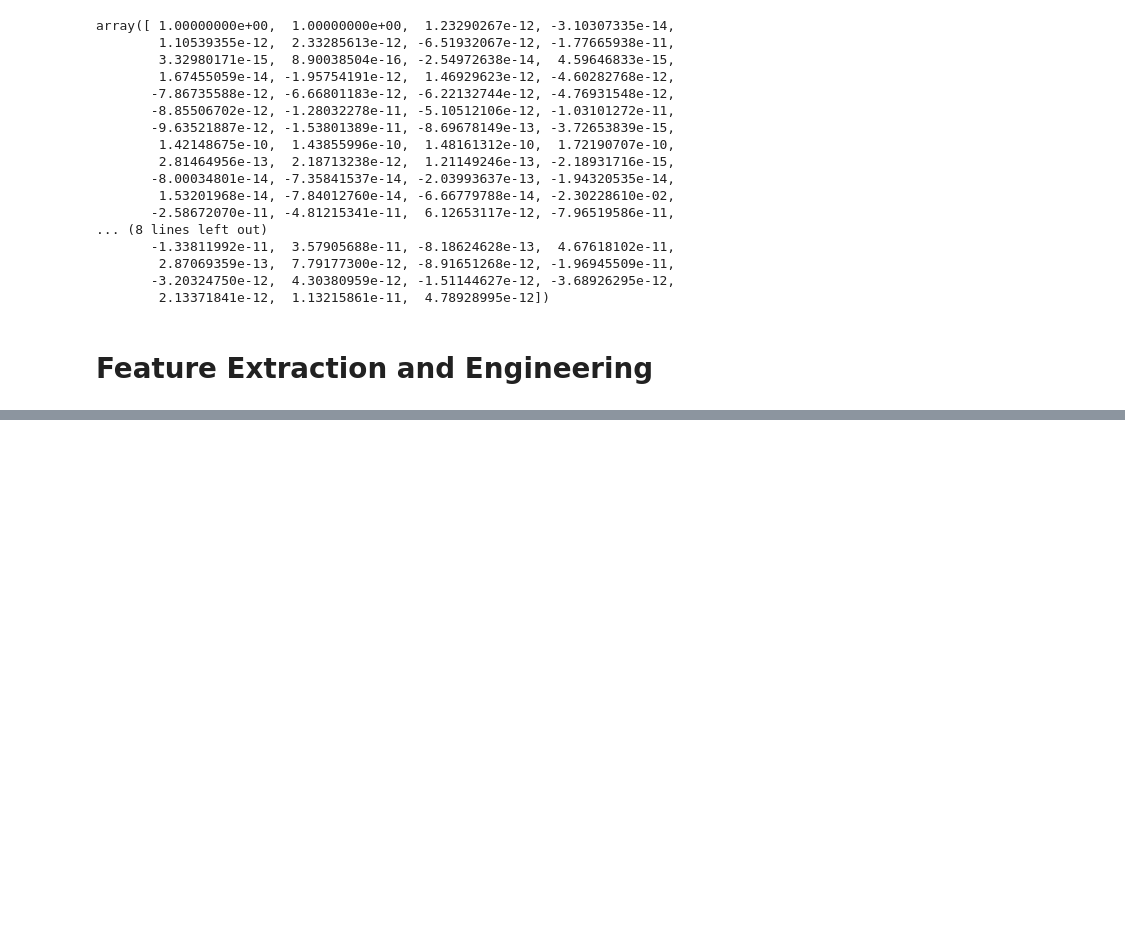
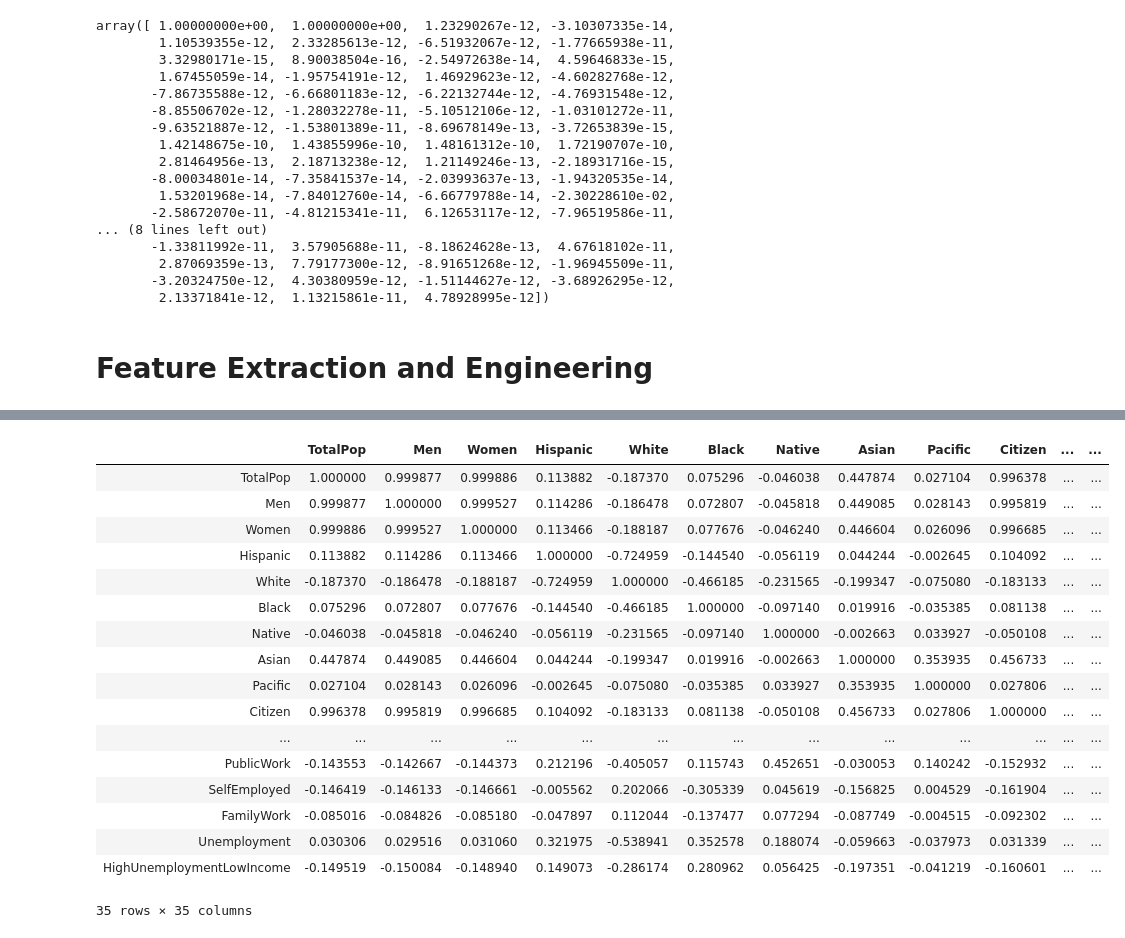
Before and after one commit to aeonryu/clases_datamex1019, a Jupyter notebook: w6_d2 - Intro ML, ML Workflow, Feature extraction.ipynb, the cells around one changed output, grey strips where cells are left out. Saved outputs shown, nothing was run; the diff lists cells and outputs as text; code cells hidden in the pictures; blank space fills up the shorter version.

```diff
--- a/w6_d2 - Intro ML, ML Workflow, Feature extraction.ipynb
+++ b/w6_d2 - Intro ML, ML Workflow, Feature extraction.ipynb
@@ -319,0 +492,23 @@ import zipfile
+# %%
+# reduccion de dimensiones
+
+census.corr()
+# %% [output]
+|  | TotalPop | Men | Women | Hispanic | White | Black | Native | Asian | Pacific | Citizen | ... | ... |
+| TotalPop | 1.000000 | 0.999877 | 0.999886 | 0.113882 | -0.187370 | 0.075296 | -0.046038 | 0.447874 | 0.027104 | 0.996378 | ... | ... |
+| Men | 0.999877 | 1.000000 | 0.999527 | 0.114286 | -0.186478 | 0.072807 | -0.045818 | 0.449085 | 0.028143 | 0.995819 | ... | ... |
+| Women | 0.999886 | 0.999527 | 1.000000 | 0.113466 | -0.188187 | 0.077676 | -0.046240 | 0.446604 | 0.026096 | 0.996685 | ... | ... |
+| Hispanic | 0.113882 | 0.114286 | 0.113466 | 1.000000 | -0.724959 | -0.144540 | -0.056119 | 0.044244 | -0.002645 | 0.104092 | ... | ... |
+| White | -0.187370 | -0.186478 | -0.188187 | -0.724959 | 1.000000 | -0.466185 | -0.231565 | -0.199347 | -0.075080 | -0.183133 | ... | ... |
+| Black | 0.075296 | 0.072807 | 0.077676 | -0.144540 | -0.466185 | 1.000000 | -0.097140 | 0.019916 | -0.035385 | 0.081138 | ... | ... |
+| Native | -0.046038 | -0.045818 | -0.046240 | -0.056119 | -0.231565 | -0.097140 | 1.000000 | -0.002663 | 0.033927 | -0.050108 | ... | ... |
+| Asian | 0.447874 | 0.449085 | 0.446604 | 0.044244 | -0.199347 | 0.019916 | -0.002663 | 1.000000 | 0.353935 | 0.456733 | ... | ... |
+| Pacific | 0.027104 | 0.028143 | 0.026096 | -0.002645 | -0.075080 | -0.035385 | 0.033927 | 0.353935 | 1.000000 | 0.027806 | ... | ... |
+| Citizen | 0.996378 | 0.995819 | 0.996685 | 0.104092 | -0.183133 | 0.081138 | -0.050108 | 0.456733 | 0.027806 | 1.000000 | ... | ... |
+| ... | ... | ... | ... | ... | ... | ... | ... | ... | ... | ... | ... | ... |
+| PublicWork | -0.143553 | -0.142667 | -0.144373 | 0.212196 | -0.405057 | 0.115743 | 0.452651 | -0.030053 | 0.140242 | -0.152932 | ... | ... |
+| SelfEmployed | -0.146419 | -0.146133 | -0.146661 | -0.005562 | 0.202066 | -0.305339 | 0.045619 | -0.156825 | 0.004529 | -0.161904 | ... | ... |
+| FamilyWork | -0.085016 | -0.084826 | -0.085180 | -0.047897 | 0.112044 | -0.137477 | 0.077294 | -0.087749 | -0.004515 | -0.092302 | ... | ... |
+| Unemployment | 0.030306 | 0.029516 | 0.031060 | 0.321975 | -0.538941 | 0.352578 | 0.188074 | -0.059663 | -0.037973 | 0.031339 | ... | ... |
+| HighUnemploymentLowIncome | -0.149519 | -0.150084 | -0.148940 | 0.149073 | -0.286174 | 0.280962 | 0.056425 | -0.197351 | -0.041219 | -0.160601 | ... | ... |
+35 rows × 35 columns
```
Also changed, not shown: parts of 19 cells of this notebook.
